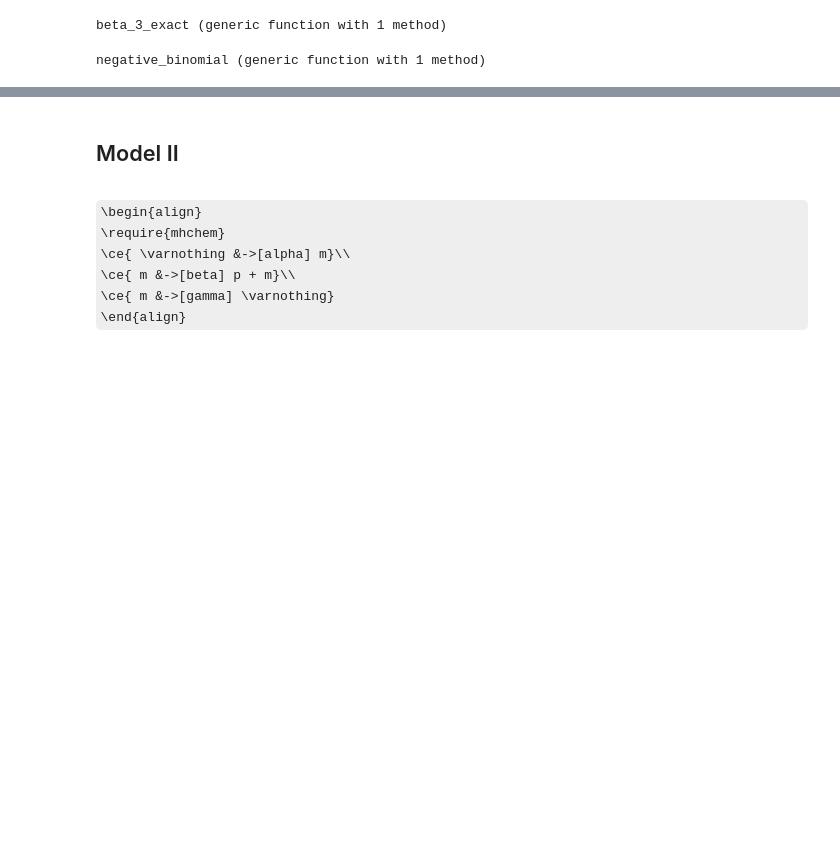
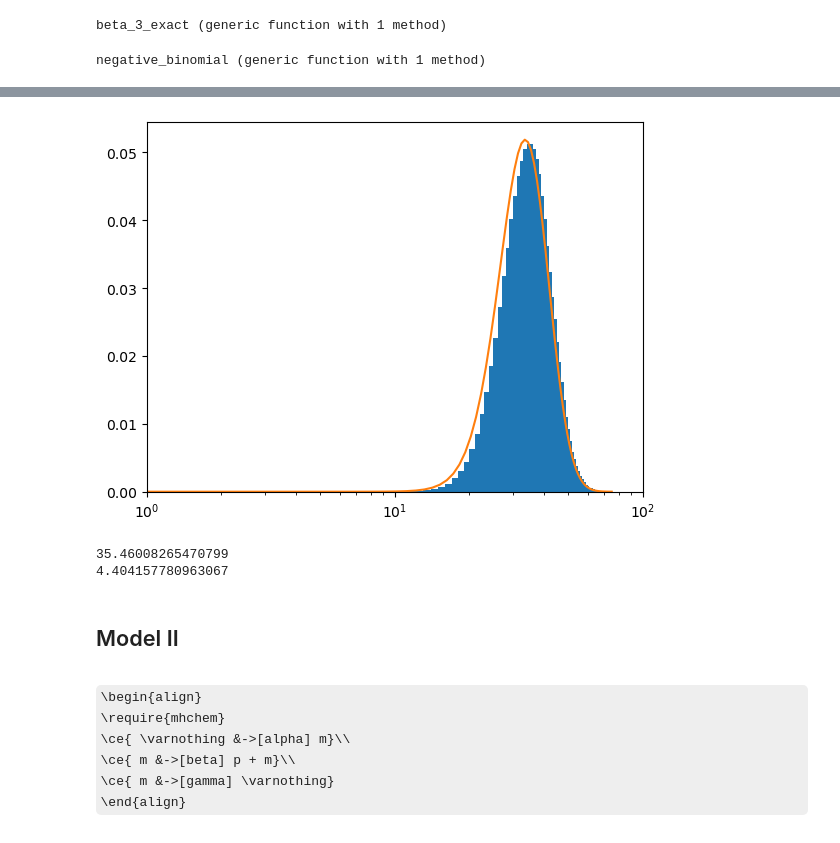
Before and after one commit to louish10/translation-kinetics, a Jupyter notebook: src/notebooks/Distributions.ipynb, the cells around one changed output, grey strips where cells are left out. Drawn from its saved outputs; the diff is of its cells as text; code cells hidden in the pictures; some formulas as TeX source; blank space fills up the shorter version.

```diff
--- a/src/notebooks/Distributions.ipynb
+++ b/src/notebooks/Distributions.ipynb
@@ -68,0 +68,7 @@ simulate_stochastic_cycle (generic function with 2 methods)
+# %%
+sc2s = @reaction_network begin
+        alpha,  0-->m
+        beta, m-->p + m
+        gamma,  m-->0
+        delta, p-->0
+end alpha beta gamma delta
@@ -68,0 +83,10 @@ simulate_stochastic_cycle (generic function with 2 methods)
+# %%
+alph = 1.0
+beta = 0.2
+gamma = 1.25*0.2
+delta = 0.023
+
+prob = DiscreteProblem(sc2s, [round(alph/gamma), round(alph*beta/gamma/delta)], (0.,1000000.), [alph, beta, gamma ,delta])
+jump_prob = JumpProblem(sc2s, prob, Direct())
+
+sol = solve(jump_prob, SSAStepper(), saveat=1.0)
@@ -69,3 +111,30 @@ simulate_stochastic_cycle (generic function with 2 methods)
+# %%
+t = sol.t
+m = map(x -> x[1], sol.u)
+p = map(x -> x[2], sol.u)
+min = Int(minimum(p))
+max = Int(maximum(p))
+bins = Array(min:1:max)
+
+x = LinRange(0,max, max)
+y = negative_binomial(
+    x,
+    SimpleCanonicalModel.p(alph, beta, gamma, delta),
+    sqrt(SimpleCanonicalModel.p_var(alph, beta, gamma, delta))
+)
+hist(p, density=true, bins=bins)
+xlim([1,100])
+xscale("log")
+plot(x,y)
+savefig("../../data/distributions/model_I.svg")
+# %% [output]
+[figure, added]
+# %%
+println(mean(p))
+println(mean(m))
+# %% [output]
+35.46008265470799
+4.404157780963067
 # %% [markdown]
 ## Model II
 # %%
```
Also changed, not shown: parts of 26 cells of this notebook, 15 other files.
